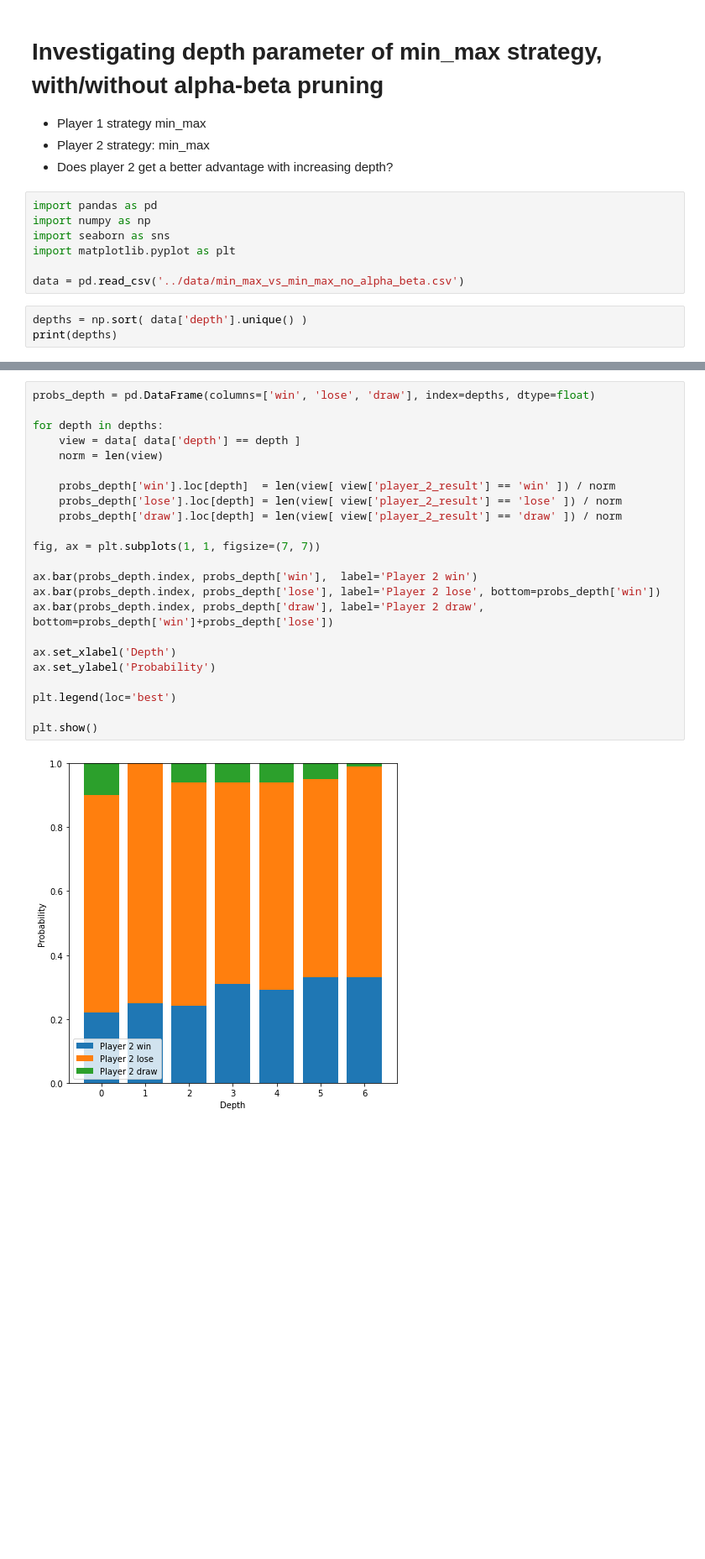
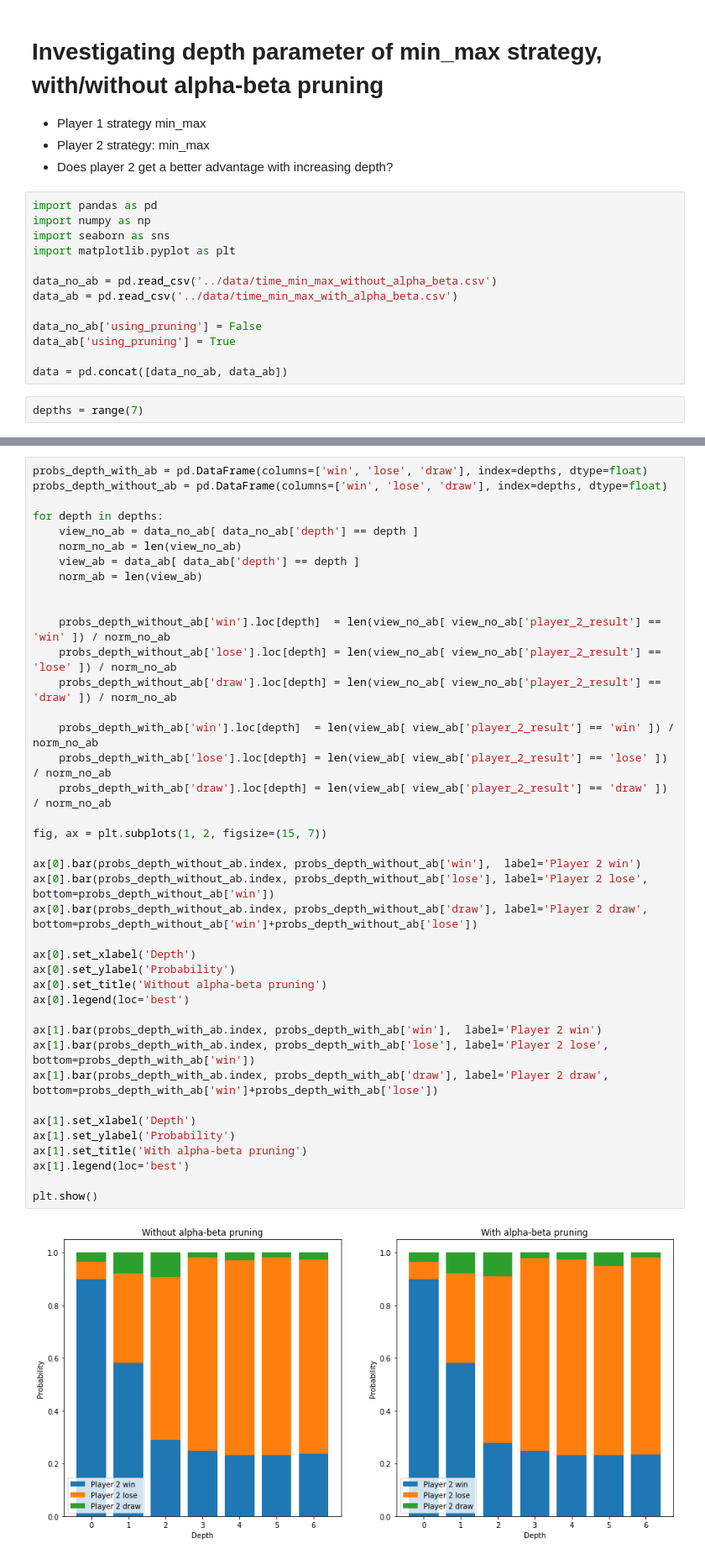
Before and after one commit to sdysch/mancala, a Jupyter notebook: analysis/min_max_depth_study.ipynb, the cells around one changed output, grey strips where cells are left out. Shown at 84% size. Cells and saved outputs as stored; diff of their text form; blank space fills up the shorter version.

Commit message:
alpha-beta pruning time vs depth studies

```diff
--- a/analysis/min_max_depth_study.ipynb
+++ b/analysis/min_max_depth_study.ipynb
@@ -9,7 +9,12 @@ import numpy as np
 import seaborn as sns
 import matplotlib.pyplot as plt
 
-data = pd.read_csv('../data/min_max_vs_min_max_no_alpha_beta.csv')
+data_no_ab = pd.read_csv('../data/time_min_max_without_alpha_beta.csv')
+data_ab = pd.read_csv('../data/time_min_max_with_alpha_beta.csv')
+
+data_no_ab['using_pruning'] = False
+data_ab['using_pruning'] = True
+
+data = pd.concat([data_no_ab, data_ab])
 # %%
-depths = np.sort( data['depth'].unique() )
-print(depths)
+depths = range(7)
@@ -18,25 +34,42 @@ print(depths)
 # %%
-probs_depth = pd.DataFrame(columns=['win', 'lose', 'draw'], index=depths, dtype=float)
+probs_depth_with_ab = pd.DataFrame(columns=['win', 'lose', 'draw'], index=depths, dtype=float)
+probs_depth_without_ab = pd.DataFrame(columns=['win', 'lose', 'draw'], index=depths, dtype=float)
 
 for depth in depths:
-    view = data[ data['depth'] == depth ]
-    norm = len(view)
+    view_no_ab = data_no_ab[ data_no_ab['depth'] == depth ]
+    norm_no_ab = len(view_no_ab)
+    view_ab = data_ab[ data_ab['depth'] == depth ]
+    norm_ab = len(view_ab)
 
-    probs_depth['win'].loc[depth]  = len(view[ view['player_2_result'] == 'win' ]) / norm
-    probs_depth['lose'].loc[depth] = len(view[ view['player_2_result'] == 'lose' ]) / norm
-    probs_depth['draw'].loc[depth] = len(view[ view['player_2_result'] == 'draw' ]) / norm
 
-fig, ax = plt.subplots(1, 1, figsize=(7, 7))
+    probs_depth_without_ab['win'].loc[depth]  = len(view_no_ab[ view_no_ab['player_2_result'] == 'win' ]) / norm_no_ab
+    probs_depth_without_ab['lose'].loc[depth] = len(view_no_ab[ view_no_ab['player_2_result'] == 'lose' ]) / norm_no_ab
+    probs_depth_without_ab['draw'].loc[depth] = len(view_no_ab[ view_no_ab['player_2_result'] == 'draw' ]) / norm_no_ab
 
-ax.bar(probs_depth.index, probs_depth['win'],  label='Player 2 win')
-ax.bar(probs_depth.index, probs_depth['lose'], label='Player 2 lose', bottom=probs_depth['win'])
-ax.bar(probs_depth.index, probs_depth['draw'], label='Player 2 draw', bottom=probs_depth['win']+probs_depth['lose'])
+    probs_depth_with_ab['win'].loc[depth]  = len(view_ab[ view_ab['player_2_result'] == 'win' ]) / norm_no_ab
+    probs_depth_with_ab['lose'].loc[depth] = len(view_ab[ view_ab['player_2_result'] == 'lose' ]) / norm_no_ab
+    probs_depth_with_ab['draw'].loc[depth] = len(view_ab[ view_ab['player_2_result'] == 'draw' ]) / norm_no_ab
 
-ax.set_xlabel('Depth')
-ax.set_ylabel('Probability')
+fig, ax = plt.subplots(1, 2, figsize=(15, 7))
 
-plt.legend(loc='best')
+ax[0].bar(probs_depth_without_ab.index, probs_depth_without_ab['win'],  label='Player 2 win')
+ax[0].bar(probs_depth_without_ab.index, probs_depth_without_ab['lose'], label='Player 2 lose', bottom=probs_depth_without_ab['win'])
+ax[0].bar(probs_depth_without_ab.index, probs_depth_without_ab['draw'], label='Player 2 draw', bottom=probs_depth_without_ab['win']+probs_depth_without_ab['lose'])
+
+ax[0].set_xlabel('Depth')
+ax[0].set_ylabel('Probability')
+ax[0].set_title('Without alpha-beta pruning')
+ax[0].legend(loc='best')
+
+ax[1].bar(probs_depth_with_ab.index, probs_depth_with_ab['win'],  label='Player 2 win')
+ax[1].bar(probs_depth_with_ab.index, probs_depth_with_ab['lose'], label='Player 2 lose', bottom=probs_depth_with_ab['win'])
+ax[1].bar(probs_depth_with_ab.index, probs_depth_with_ab['draw'], label='Player 2 draw', bottom=probs_depth_with_ab['win']+probs_depth_with_ab['lose'])
+
+ax[1].set_xlabel('Depth')
+ax[1].set_ylabel('Probability')
+ax[1].set_title('With alpha-beta pruning')
+ax[1].legend(loc='best')
 
 plt.show()
 # %% [output]
-[figure, old version]
+[figure, new version]
```
Also changed, not shown: parts of 3 cells of this notebook, 4 other files.
